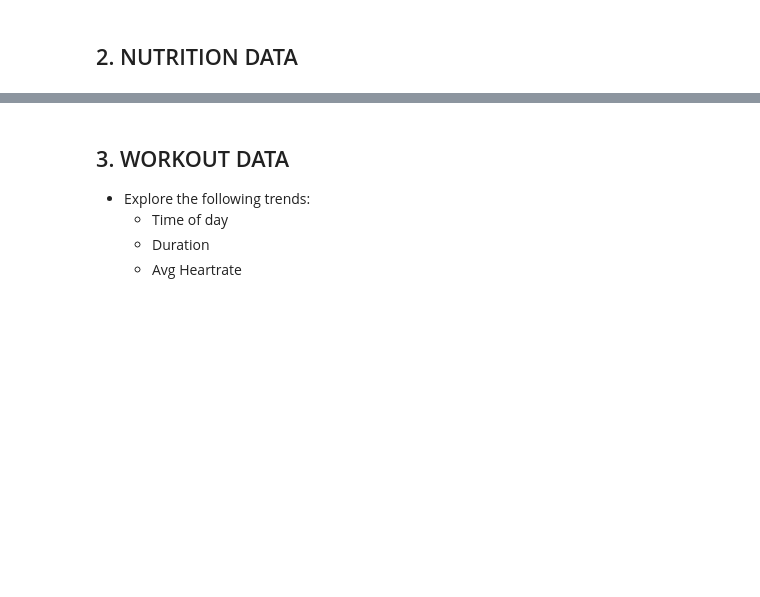
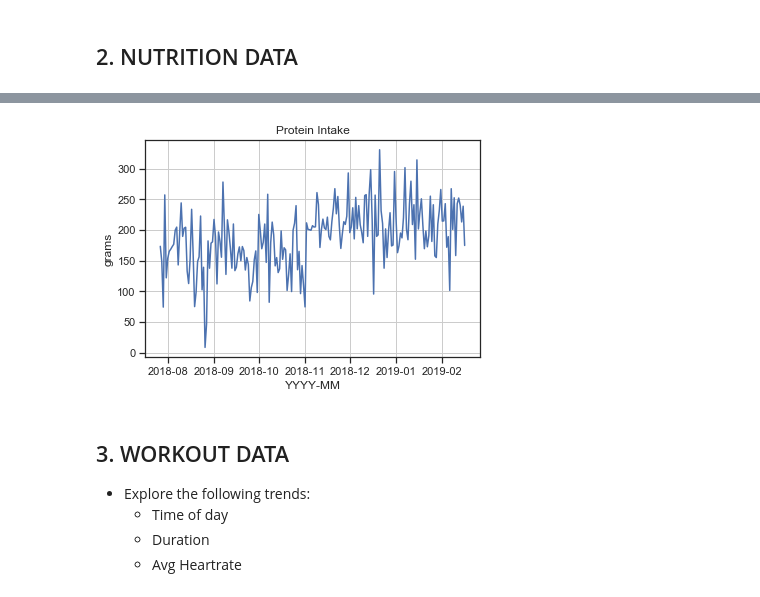
Before and after one commit to arodriguez2018/nutrition_and_activity, a Jupyter notebook: NOTEBOOK.ipynb, the cells around one changed output, grey strips where cells are left out. Drawn from its saved outputs; the diff is of its cells as text; code cells hidden in the pictures; blank space fills up the shorter version.

```diff
--- a/NOTEBOOK.ipynb
+++ b/NOTEBOOK.ipynb
@@ -193,3 +120,14 @@ NameError: name 'p0_7' is not defined
+# %%
+# quick check
+plt.plot(df.index, df['Daily Protein (g)'])
+plt.title('Protein Intake')
+plt.ylabel('grams')
+plt.xlabel('YYYY-MM')
+#plt.text(0.5, 0.5, 'test')
+plt.grid()
+plt.show();
+# %% [output]
+[figure, added]
 # %% [markdown]
 ## 3. WORKOUT DATA
 * Explore the following trends:
```
Also changed, not shown: parts of 59 cells of this notebook, 1 other file.
